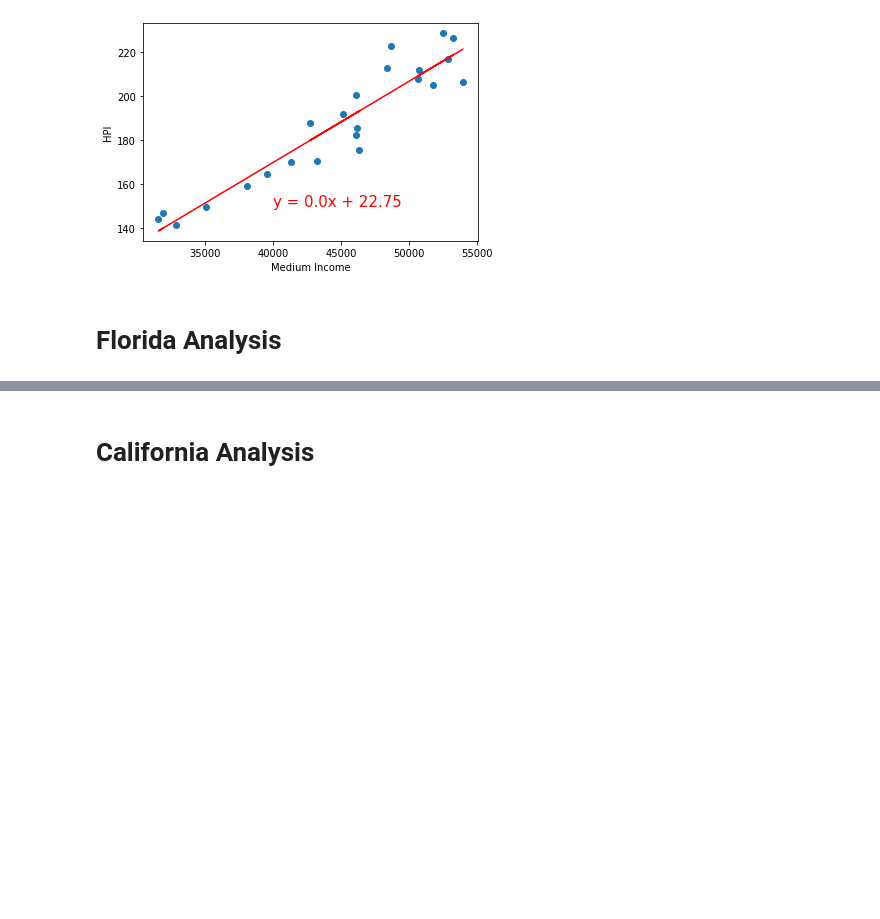
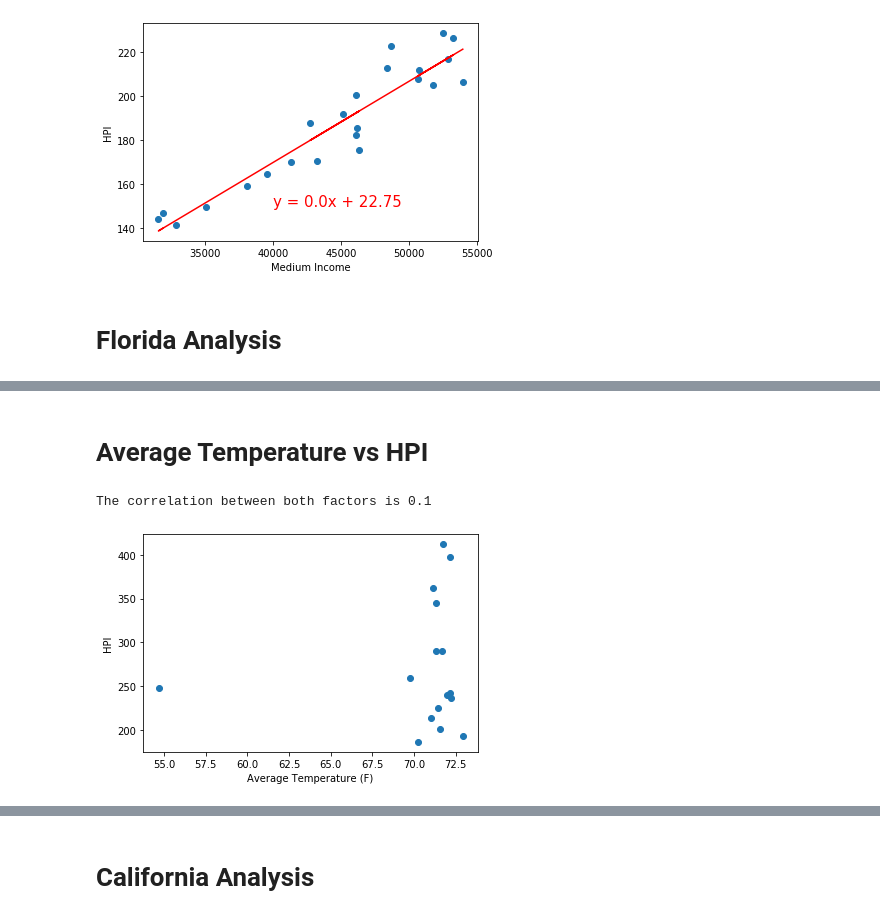
Before and after one commit to connorberek226/Final-Project, a Jupyter notebook: IL Data/Weather_Analysis.ipynb, the cells around one changed output, grey strips where cells are left out. Saved outputs shown, nothing was run; the diff lists cells and outputs as text; code cells hidden in the pictures; blank space fills up the shorter version.

```diff
--- a/IL Data/Weather_Analysis.ipynb
+++ b/IL Data/Weather_Analysis.ipynb
@@ -341,3 +341,10 @@ The r-squared is: 0.8852503230807891
 [figure]
 # %% [markdown]
 # Florida Analysis
+# %%
+#create a new IL dataset to easily reference
+FL_df = df["State"] == 'FL'
+
+FL_filter = df[FL_df]
+
+FL_filter
@@ -343,0 +369,14 @@ The r-squared is: 0.8852503230807891
+# %% [markdown]
+# Average Temperature vs HPI
+# %%
+FL_temp = FL_filter.iloc[:,9]
+FL_HPI = FL_filter.iloc[:,8]
+correlation = st.pearsonr(FL_temp, FL_HPI)
+plt.scatter(FL_temp, FL_HPI)
+plt.xlabel('Average Temperature (F)')
+plt.ylabel('HPI')
+print(f"The correlation between both factors is {round(correlation[0],2)}")
+plt.show()
+# %% [output]
+The correlation between both factors is 0.1
+[figure, added]
```
Also changed, not shown: parts of 51 cells of this notebook.
